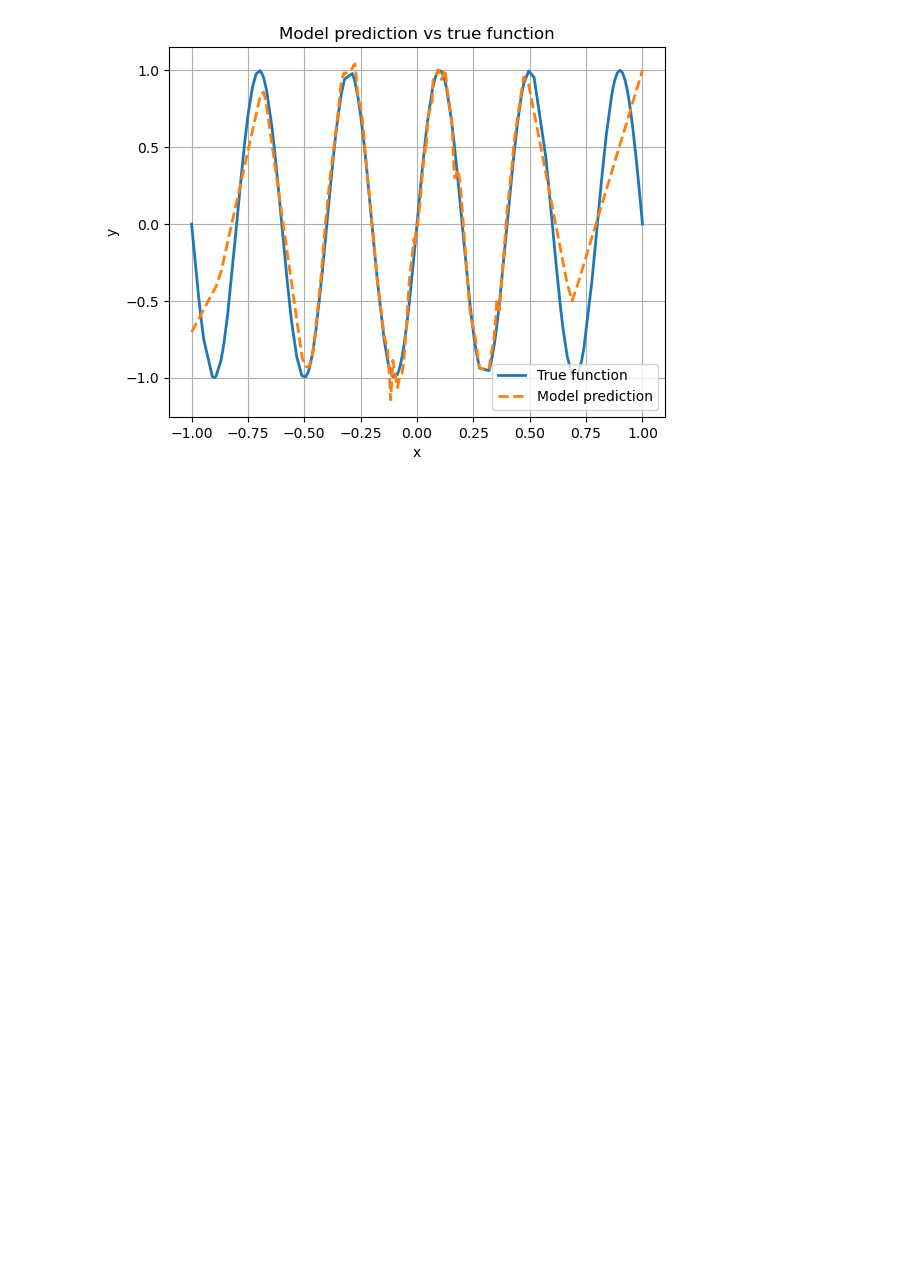
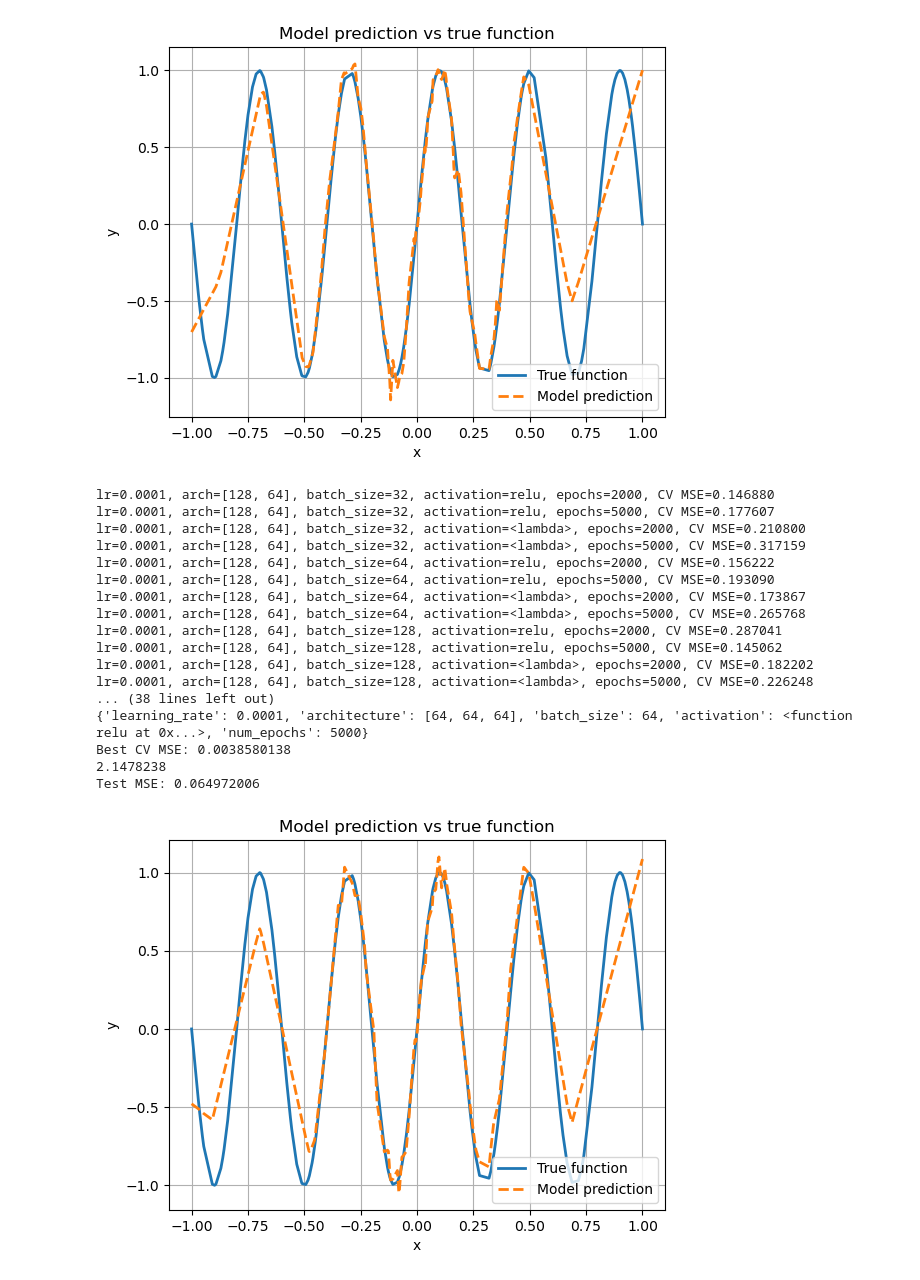
Before and after one commit to aidan-engelhard/LAOML_2, a Jupyter notebook: laoml3.ipynb, the cells around one changed output. Drawn from its saved outputs; the diff is of its cells as text; code cells hidden in the pictures; blank space fills up the shorter version.

```diff
--- a/laoml3.ipynb
+++ b/laoml3.ipynb
@@ -425,3 +426,40 @@ Best CV MSE: 0.028087003
 2.187513
 Test MSE: 0.058776055
 [figure]
+# %%
+leaky_relu = lambda x: jnp.maximum(0.01 * x, x)  # Leaky ReLU
+
+param_grid_b2 = {
+    'architectures': [[128, 64], [64, 64, 64]],
+    'learning_rates': [0.0001, 0.00001],
+    'batch_sizes': [32, 64, 128],
+    'activations': [relu, leaky_relu],
+    'init_type': ["xavier"],
+    'epochs' : [2000, 5000]
+}
+
+def generate_train_test(key, k, param_grid):
+    xk_train, yk_train, xk_test, yk_test = generate_data_k(k, 1000, key)
+    best_config_k, best_loss_k =  find_best_config(param_grid, xk_train, yk_train, key)
+    test_mse_k = predict_and_plot_test(best_config_k, xk_train, yk_train, xk_test, yk_test, key)
+
+generate_train_test(key, 5, param_grid_b2)
+# %% [output]
+lr=0.0001, arch=[128, 64], batch_size=32, activation=relu, epochs=2000, CV MSE=0.146880
+lr=0.0001, arch=[128, 64], batch_size=32, activation=relu, epochs=5000, CV MSE=0.177607
+lr=0.0001, arch=[128, 64], batch_size=32, activation=<lambda>, epochs=2000, CV MSE=0.210800
+lr=0.0001, arch=[128, 64], batch_size=32, activation=<lambda>, epochs=5000, CV MSE=0.317159
+lr=0.0001, arch=[128, 64], batch_size=64, activation=relu, epochs=2000, CV MSE=0.156222
+lr=0.0001, arch=[128, 64], batch_size=64, activation=relu, epochs=5000, CV MSE=0.193090
+lr=0.0001, arch=[128, 64], batch_size=64, activation=<lambda>, epochs=2000, CV MSE=0.173867
+lr=0.0001, arch=[128, 64], batch_size=64, activation=<lambda>, epochs=5000, CV MSE=0.265768
+lr=0.0001, arch=[128, 64], batch_size=128, activation=relu, epochs=2000, CV MSE=0.287041
+lr=0.0001, arch=[128, 64], batch_size=128, activation=relu, epochs=5000, CV MSE=0.145062
+lr=0.0001, arch=[128, 64], batch_size=128, activation=<lambda>, epochs=2000, CV MSE=0.182202
+lr=0.0001, arch=[128, 64], batch_size=128, activation=<lambda>, epochs=5000, CV MSE=0.226248
+... (38 lines left out)
+{'learning_rate': 0.0001, 'architecture': [64, 64, 64], 'batch_size': 64, 'activation': <function relu at 0x...>, 'num_epochs': 5000}
+Best CV MSE: 0.0038580138
+2.1478238
+Test MSE: 0.064972006
+[figure, added]
```
Also changed, not shown: parts of 3 cells of this notebook.
